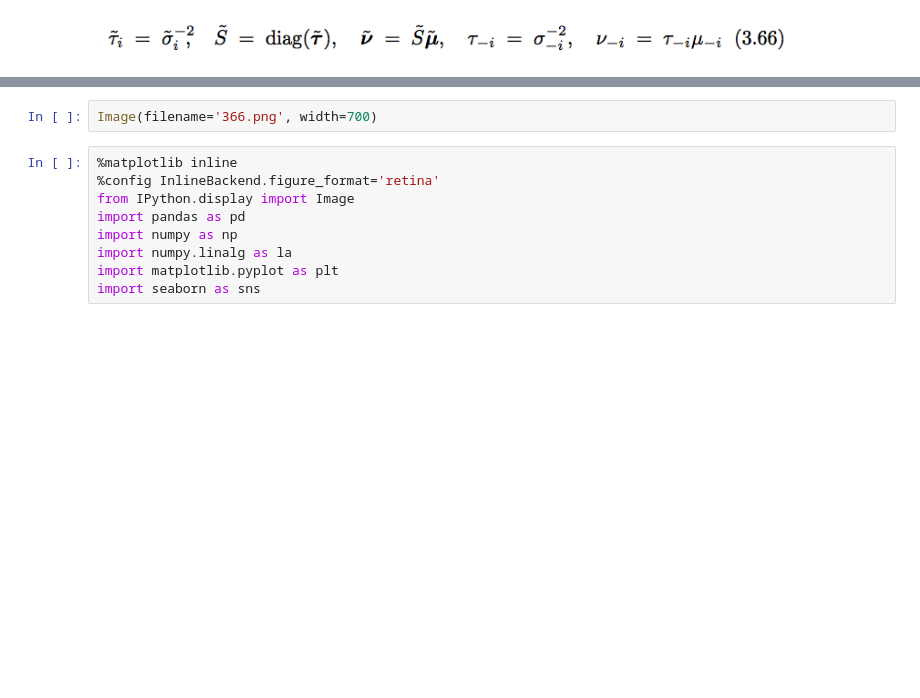
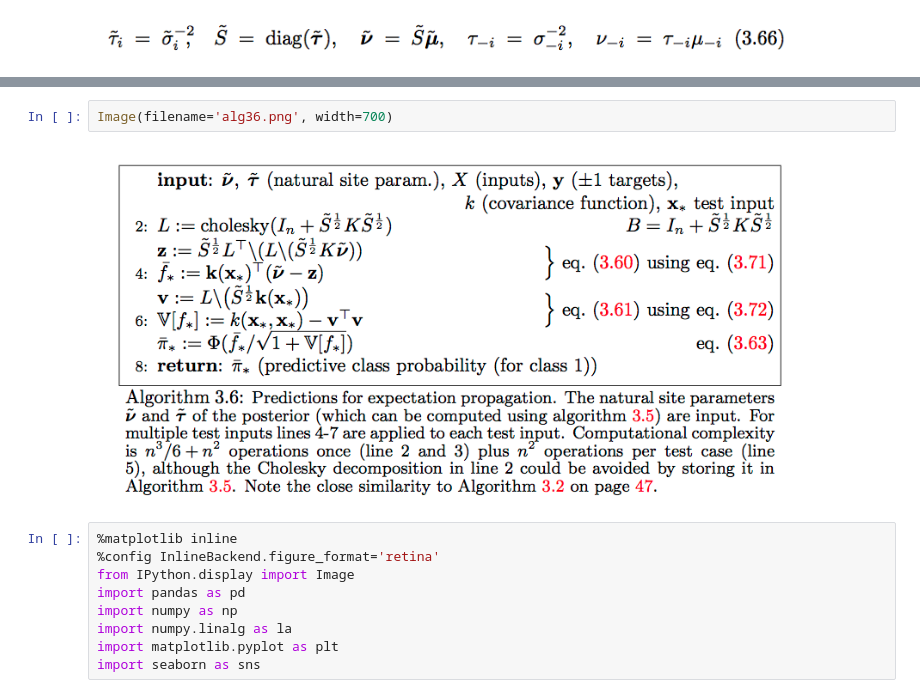
Before and after one commit to lyakaap/notebooks, a Jupyter notebook: 輪講/EP.ipynb, the cells around one changed output, grey strips where cells are left out. Saved outputs shown, nothing was run; the diff lists cells and outputs as text; blank space fills up the shorter version.

```diff
--- a/輪講/EP.ipynb
+++ b/輪講/EP.ipynb
@@ -11,5 +13,7 @@ Image(filename='366.png', width=700)
 # %%
-Image(filename='366.png', width=700)
+Image(filename='alg36.png', width=700)
+# %% [output]
+[figure, added]
 # %%
 %matplotlib inline
 %config InlineBackend.figure_format='retina'
```
Also changed, not shown: parts of 4 cells of this notebook.
